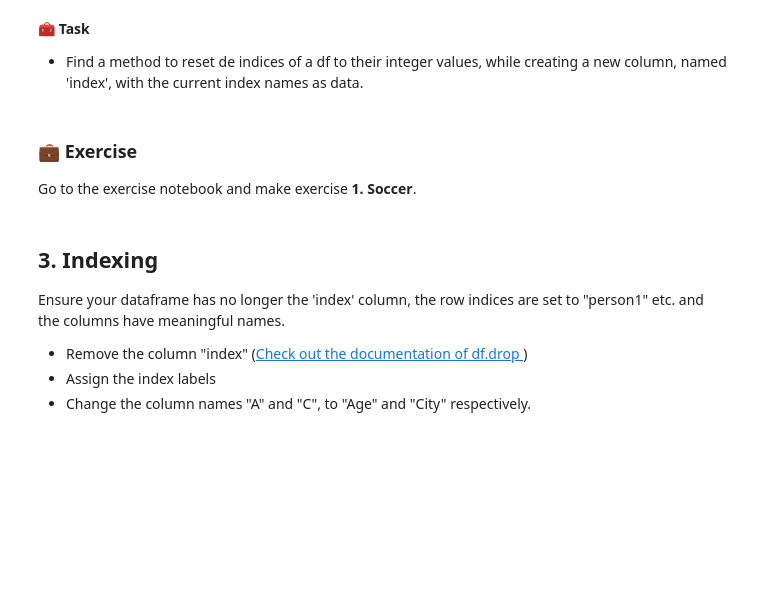
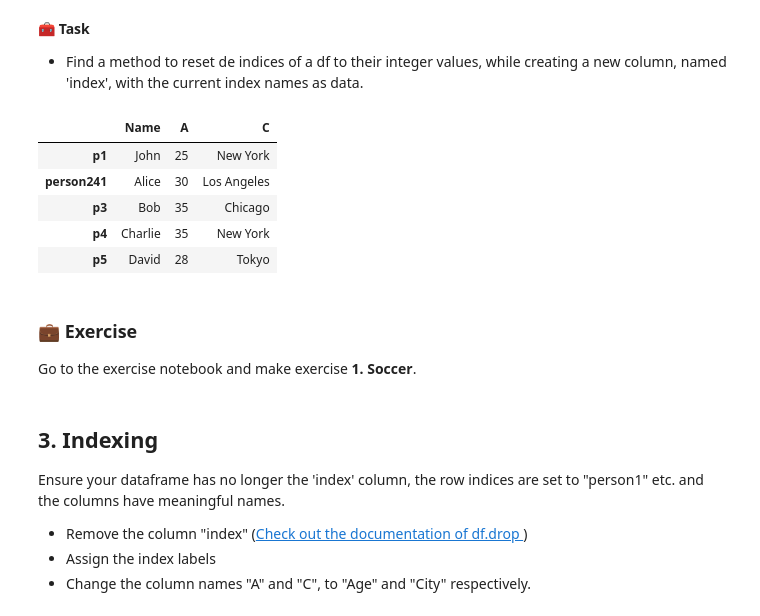
Before and after one commit to Oleksandr-Uvarov/P2-coursematerial-2425, a Jupyter notebook: 05-data-processing/02-pandas/2.3-pandas_dataframes/pandas_dataframes.ipynb, the cells around one changed output. Drawn from its saved outputs; the diff is of its cells as text; code cells hidden in the pictures; blank space fills up the shorter version.

Commit message:
Dataframes

```diff
--- a/05-data-processing/02-pandas/2.3-pandas_dataframes/pandas_dataframes.ipynb
+++ b/05-data-processing/02-pandas/2.3-pandas_dataframes/pandas_dataframes.ipynb
@@ -144,6 +144,16 @@ df
 * Find a method to reset de indices of a df to their integer values, while creating a new column, named 'index', with the current index names as data.
 # %%
 # Your code
+df.reset_index()
+
+df
+# %% [output]
+|  | Name | A | C |
+| p1 | John | 25 | New York |
+| person241 | Alice | 30 | Los Angeles |
+| p3 | Bob | 35 | Chicago |
+| p4 | Charlie | 35 | New York |
+| p5 | David | 28 | Tokyo |
 # %% [markdown]
 ### 💼 Exercise
 Go to the exercise notebook and make exercise **1. Soccer**.
```
Also changed, not shown: parts of 40 cells of this notebook.
